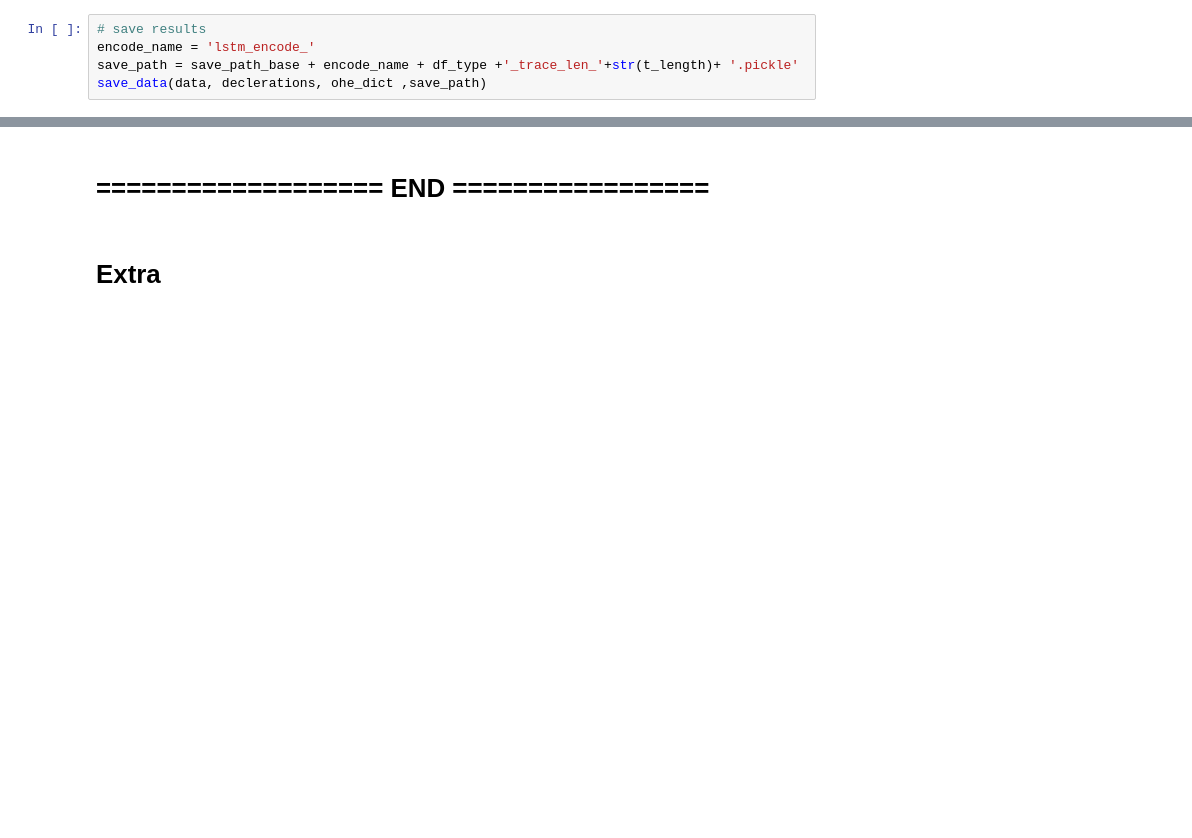
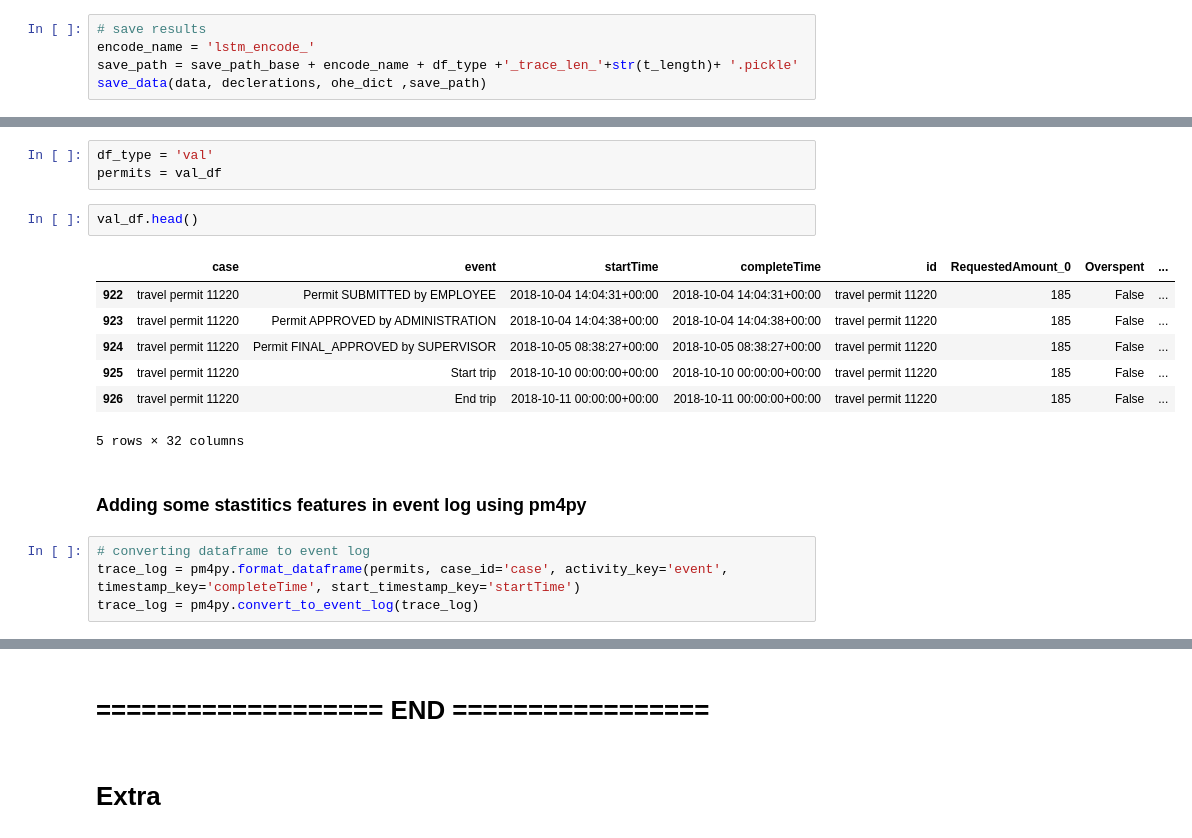
Before and after one commit to himanshudce/APM_BPI_2020, a Jupyter notebook: notebooks/data_prepration.ipynb, the cells around one changed output, grey strips where cells are left out. Cells and saved outputs as stored; diff of their text form; blank space fills up the shorter version.

```diff
--- a/notebooks/data_prepration.ipynb
+++ b/notebooks/data_prepration.ipynb
@@ -880,0 +897,19 @@ save_data(data, declerations, ohe_dict ,save_path)
+# %%
+df_type = 'val'
+permits = val_df
+# %%
+val_df.head()
+# %% [output]
+|  | case | event | startTime | completeTime | id | RequestedAmount_0 | Overspent | ... |
+| 922 | travel permit 11220 | Permit SUBMITTED by EMPLOYEE | 2018-10-04 14:04:31+00:00 | 2018-10-04 14:04:31+00:00 | travel permit 11220 | 185 | False | ... |
+| 923 | travel permit 11220 | Permit APPROVED by ADMINISTRATION | 2018-10-04 14:04:38+00:00 | 2018-10-04 14:04:38+00:00 | travel permit 11220 | 185 | False | ... |
+| 924 | travel permit 11220 | Permit FINAL_APPROVED by SUPERVISOR | 2018-10-05 08:38:27+00:00 | 2018-10-05 08:38:27+00:00 | travel permit 11220 | 185 | False | ... |
+| 925 | travel permit 11220 | Start trip | 2018-10-10 00:00:00+00:00 | 2018-10-10 00:00:00+00:00 | travel permit 11220 | 185 | False | ... |
+| 926 | travel permit 11220 | End trip | 2018-10-11 00:00:00+00:00 | 2018-10-11 00:00:00+00:00 | travel permit 11220 | 185 | False | ... |
+5 rows × 32 columns
+# %% [markdown]
+### Adding some stastitics features in event log using pm4py
+# %%
+# converting dataframe to event log
+trace_log = pm4py.format_dataframe(permits, case_id='case', activity_key='event', timestamp_key='completeTime', start_timestamp_key='startTime')
+trace_log = pm4py.convert_to_event_log(trace_log)
```
Also changed, not shown: parts of 47 cells of this notebook, 16 other files.
